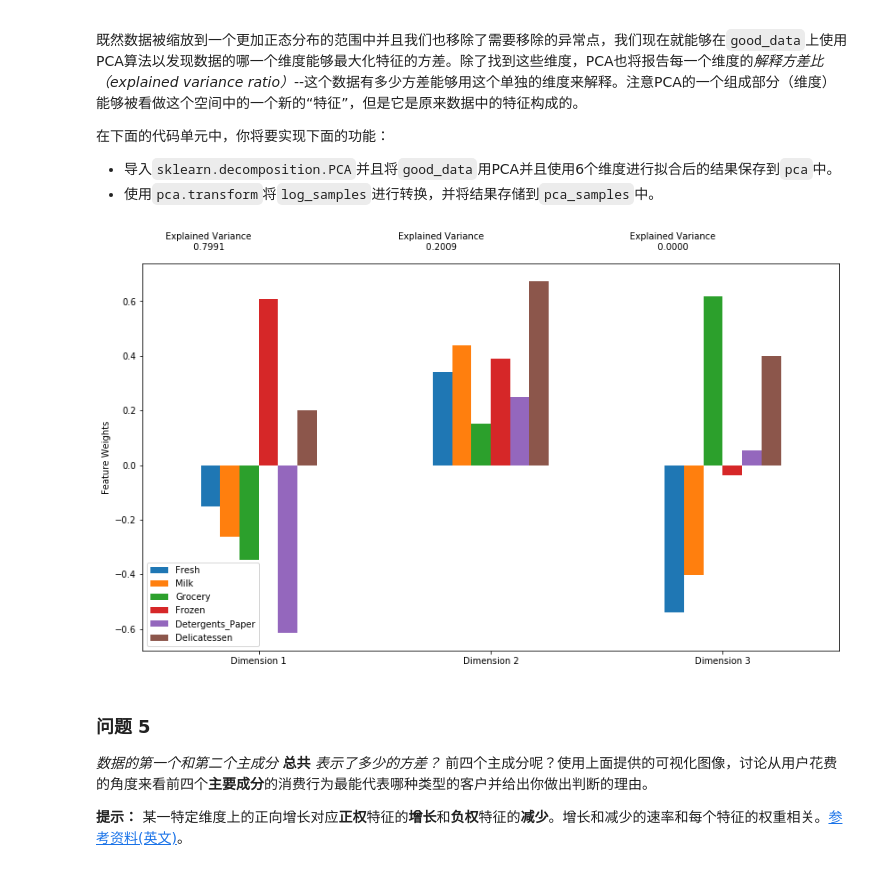
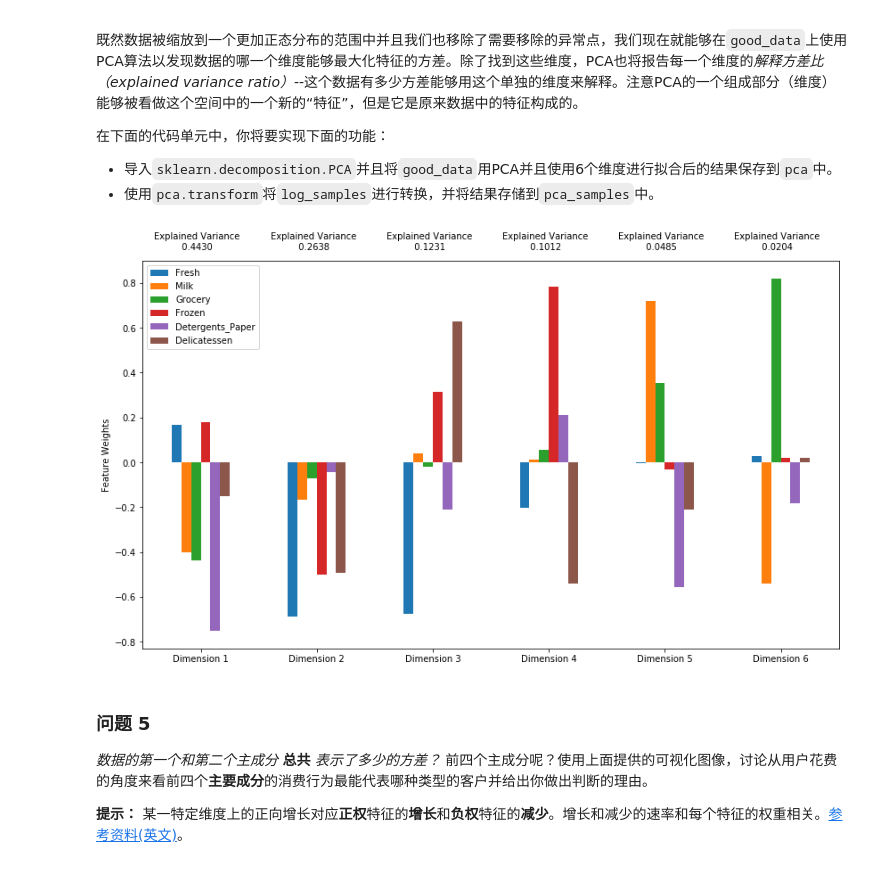
Before and after one commit to etangyushan/creating_customer_segments, a Jupyter notebook: customer_segments.ipynb, the cells around one changed output. Drawn from its saved outputs; the diff is of its cells as text; code cells hidden in the pictures.

```diff
--- a/customer_segments.ipynb
+++ b/customer_segments.ipynb
@@ -317,16 +445,16 @@ Counter({154L: 3, 128L: 2, 65L: 2, 66L: 2, 75L: 2, 193L: 1, 264L: 1, 137L: 1, 14
 # %%
 # TODO：通过在good_data上使用PCA，将其转换成和当前特征数一样多的维度
 from sklearn.decomposition import PCA
 pca = PCA(n_components=6)
 pca.fit(good_data)
 
 # TODO：使用上面的PCA拟合将变换施加在log_samples上
-pca_samples = pca.fit_transform(log_samples)
+pca_samples = pca.transform(log_samples)
 
 # 生成PCA的结果图
 pca_results = vs.pca_results(good_data, pca)
 # %% [output]
-[figure, old version]
+[figure, new version]
 # %% [markdown]
 ### 问题 5
 *数据的第一个和第二个主成分* **总共** *表示了多少的方差？*  前四个主成分呢？使用上面提供的可视化图像，讨论从用户花费的角度来看前四个**主要成分**的消费行为最能代表哪种类型的客户并给出你做出判断的理由。
```
Also changed, not shown: parts of 30 cells of this notebook, 1 other file.
